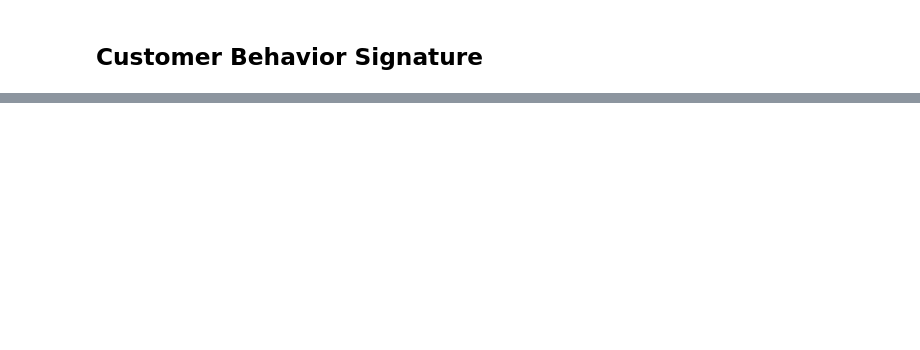
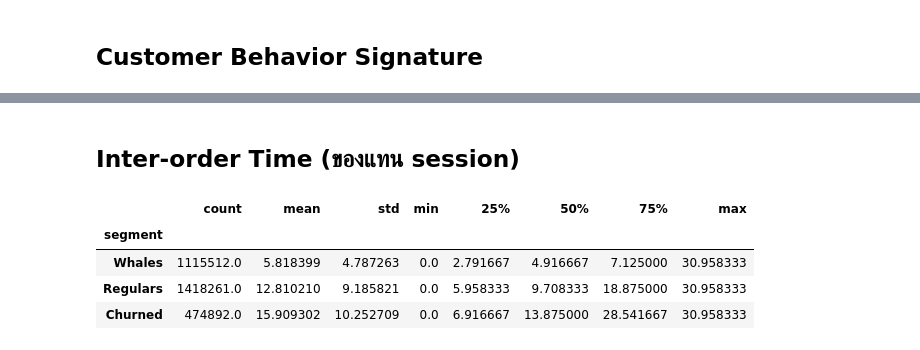
Before and after one commit to ppts2545/Instacart-Market-Basket-Analysis, a Jupyter notebook: notebooks/02_Exploratory_Data_Analysis/02a_customer_kpi_segments.ipynb, the cells around one changed output, grey strips where cells are left out. Saved outputs shown, nothing was run; the diff lists cells and outputs as text; code cells hidden in the pictures; blank space fills up the shorter version.

```diff
--- a/notebooks/02_Exploratory_Data_Analysis/02a_customer_kpi_segments.ipynb
+++ b/notebooks/02_Exploratory_Data_Analysis/02a_customer_kpi_segments.ipynb
@@ -912,0 +1073,2 @@ signature
+# %% [markdown]
+## Inter-order Time (ของแทน session)
@@ -912,0 +1092,8 @@ signature
+# %%
+interorder_df_clean.groupby("segment")["time_diff_days"].describe()
+# %% [output]
+|  | count | mean | std | min | 25% | 50% | 75% | max |
+| segment |  |  |  |  |  |  |  |  |
+| Whales | 1115512.0 | 5.818399 | 4.787263 | 0.0 | 2.791667 | 4.916667 | 7.125000 | 30.958333 |
+| Regulars | 1418261.0 | 12.810210 | 9.185821 | 0.0 | 5.958333 | 9.708333 | 18.875000 | 30.958333 |
+| Churned | 474892.0 | 15.909302 | 10.252709 | 0.0 | 6.916667 | 13.875000 | 28.541667 | 30.958333 |
```
Also changed, not shown: parts of 18 cells of this notebook, 1 other file.
